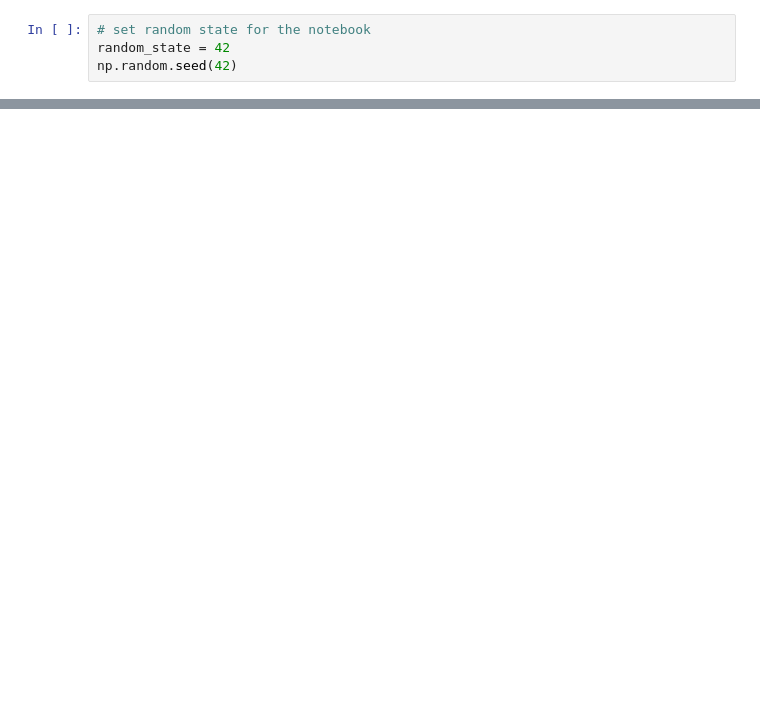
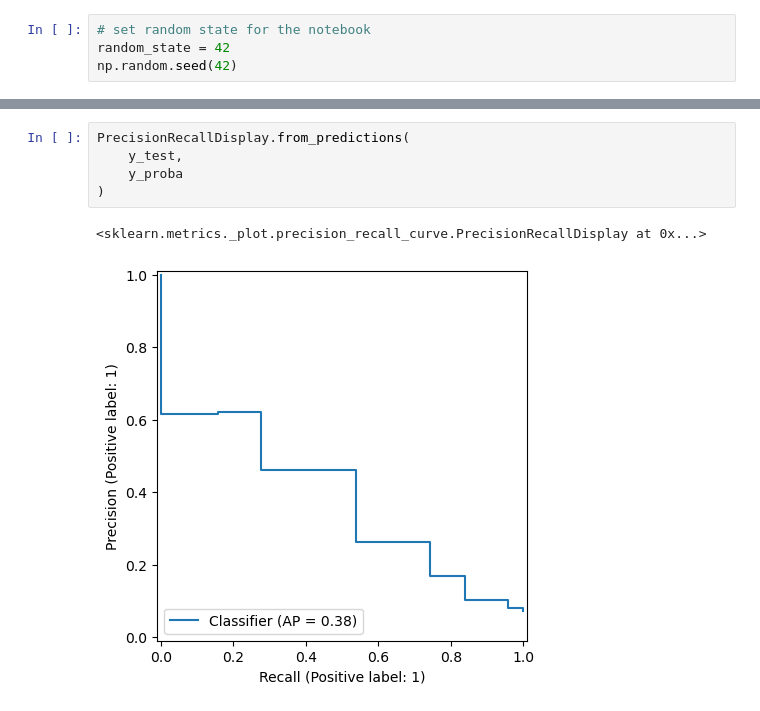
Before and after one commit to mattclark186/uyBvjh22fVpcb3UX, a Jupyter notebook: notebooks/modeling/bagging_classifier.ipynb, the cells around one changed output, grey strips where cells are left out. Saved outputs shown, nothing was run; the diff lists cells and outputs as text; blank space fills up the shorter version.

```diff
--- a/notebooks/modeling/bagging_classifier.ipynb
+++ b/notebooks/modeling/bagging_classifier.ipynb
@@ -146,0 +175,8 @@ weighted avg       0.94      0.90      0.92      8000
+# %%
+PrecisionRecallDisplay.from_predictions(
+    y_test,
+    y_proba
+)
+# %% [output]
+<sklearn.metrics._plot.precision_recall_curve.PrecisionRecallDisplay at 0x...>
+[figure, added]
```
Also changed, not shown: parts of 5 cells of this notebook, 5 other files.
